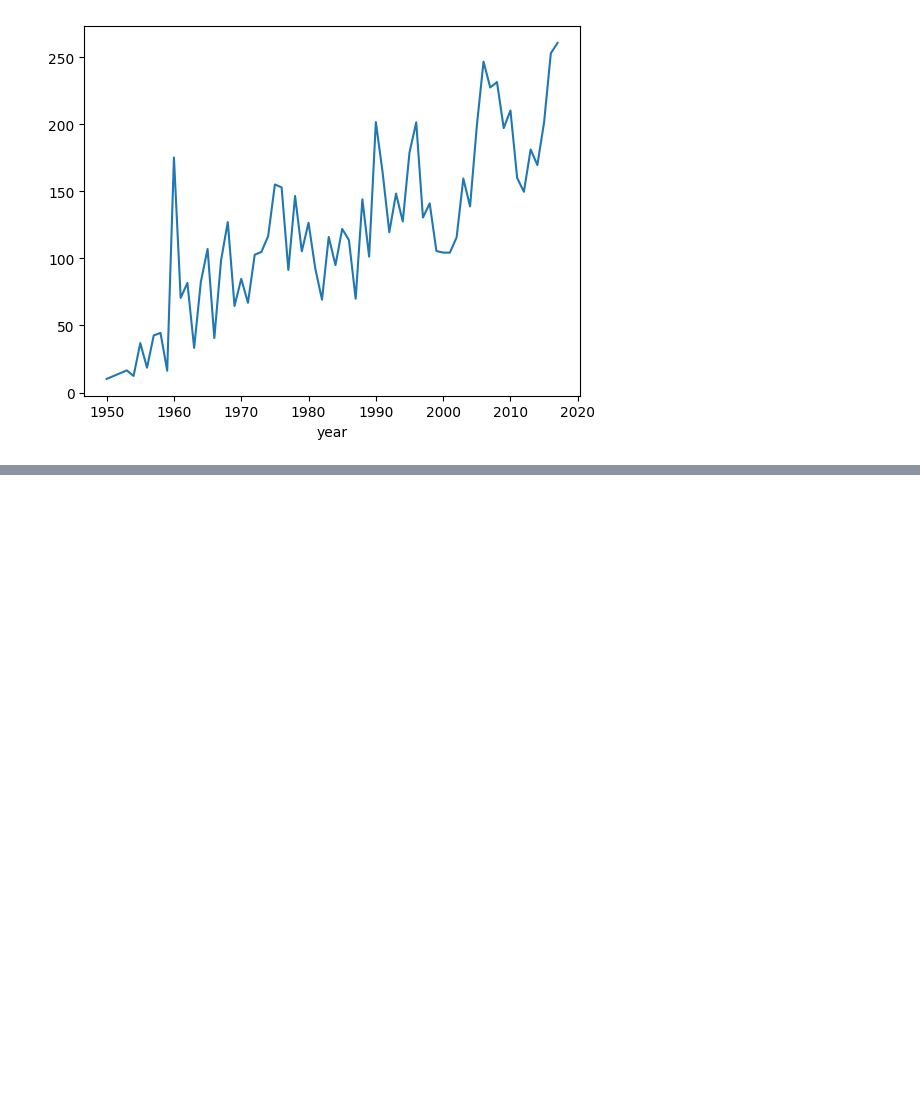
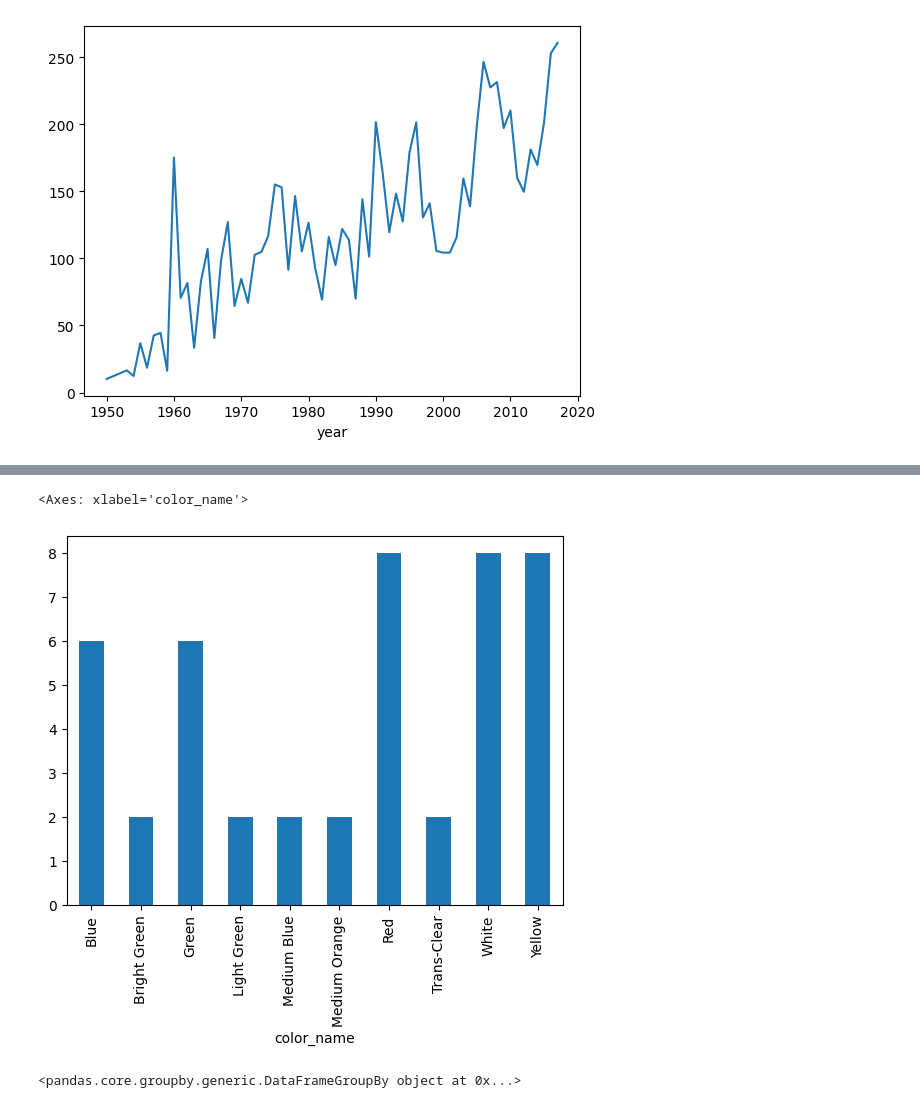
Before and after one commit to MatthewKolotylo/Lego-Project, a Jupyter notebook: Master Code Copy.ipynb, the cells around one changed output, grey strips where cells are left out. Saved outputs shown, nothing was run; the diff lists cells and outputs as text; code cells hidden in the pictures; blank space fills up the shorter version.

```diff
--- a/Master Code Copy.ipynb
+++ b/Master Code Copy.ipynb
@@ -156,0 +160,9 @@ colors_df
+# %%
+colors_overtime.loc[1950].plot(kind = 'bar')
+# %% [output]
+<Axes: xlabel='color_name'>
+[figure, added]
+# %%
+year_color_df2.groupby(["year","color_name"])
+# %% [output]
+<pandas.core.groupby.generic.DataFrameGroupBy object at 0x...>
```
Also changed, not shown: parts of 31 cells of this notebook.
